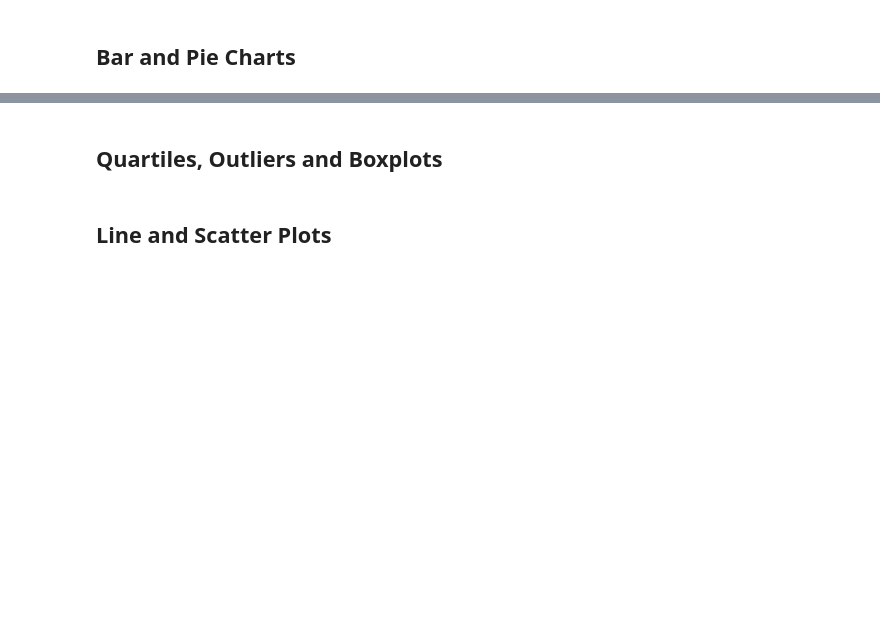
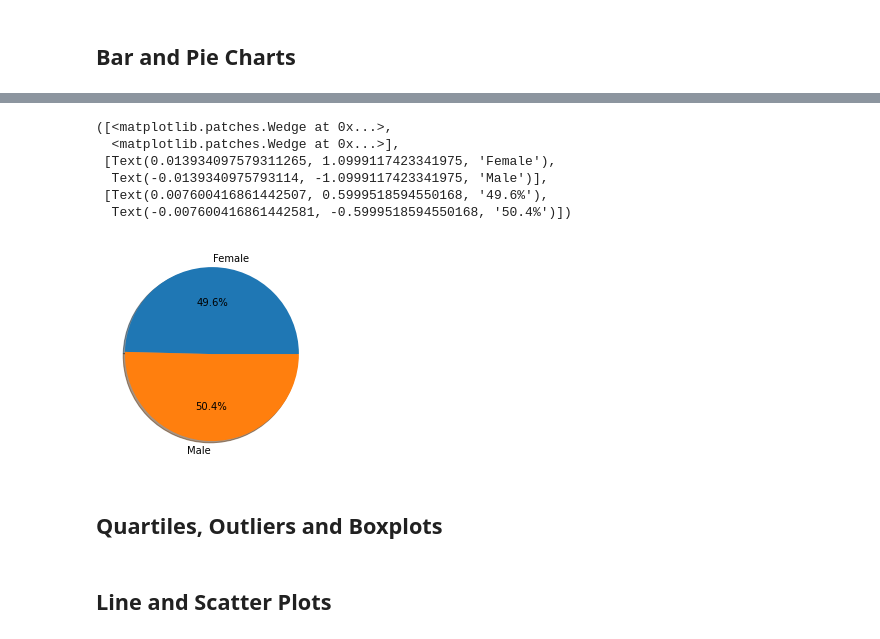
Before and after one commit to MohanPanga/pharma_data, a Jupyter notebook: Pymaceuticals/pymaceuticals_starter.ipynb, the cells around one changed output, grey strips where cells are left out. Drawn from its saved outputs; the diff is of its cells as text; code cells hidden in the pictures; blank space fills up the shorter version.

```diff
--- a/Pymaceuticals/pymaceuticals_starter.ipynb
+++ b/Pymaceuticals/pymaceuticals_starter.ipynb
@@ -94,2 +181,11 @@ df['Mouse ID'].nunique()
 # %%
-# Generate a pie plot showing the distribution of female versus male mice using pandas
+# Generate a pie plot showing the distribution of female versus male mice using pyplot
+plt.pie(male_female,  autopct="%1.1f%%", labels= ['Female','Male'], shadow=True)
+# %% [output]
+([<matplotlib.patches.Wedge at 0x...>,
+  <matplotlib.patches.Wedge at 0x...>],
+ [Text(0.013934097579311265, 1.0999117423341975, 'Female'),
+  Text(-0.0139340975793114, -1.0999117423341975, 'Male')],
+ [Text(0.007600416861442507, 0.5999518594550168, '49.6%'),
+  Text(-0.007600416861442581, -0.5999518594550168, '50.4%')])
+[figure, added]
```
Also changed, not shown: parts of 6 cells of this notebook.
